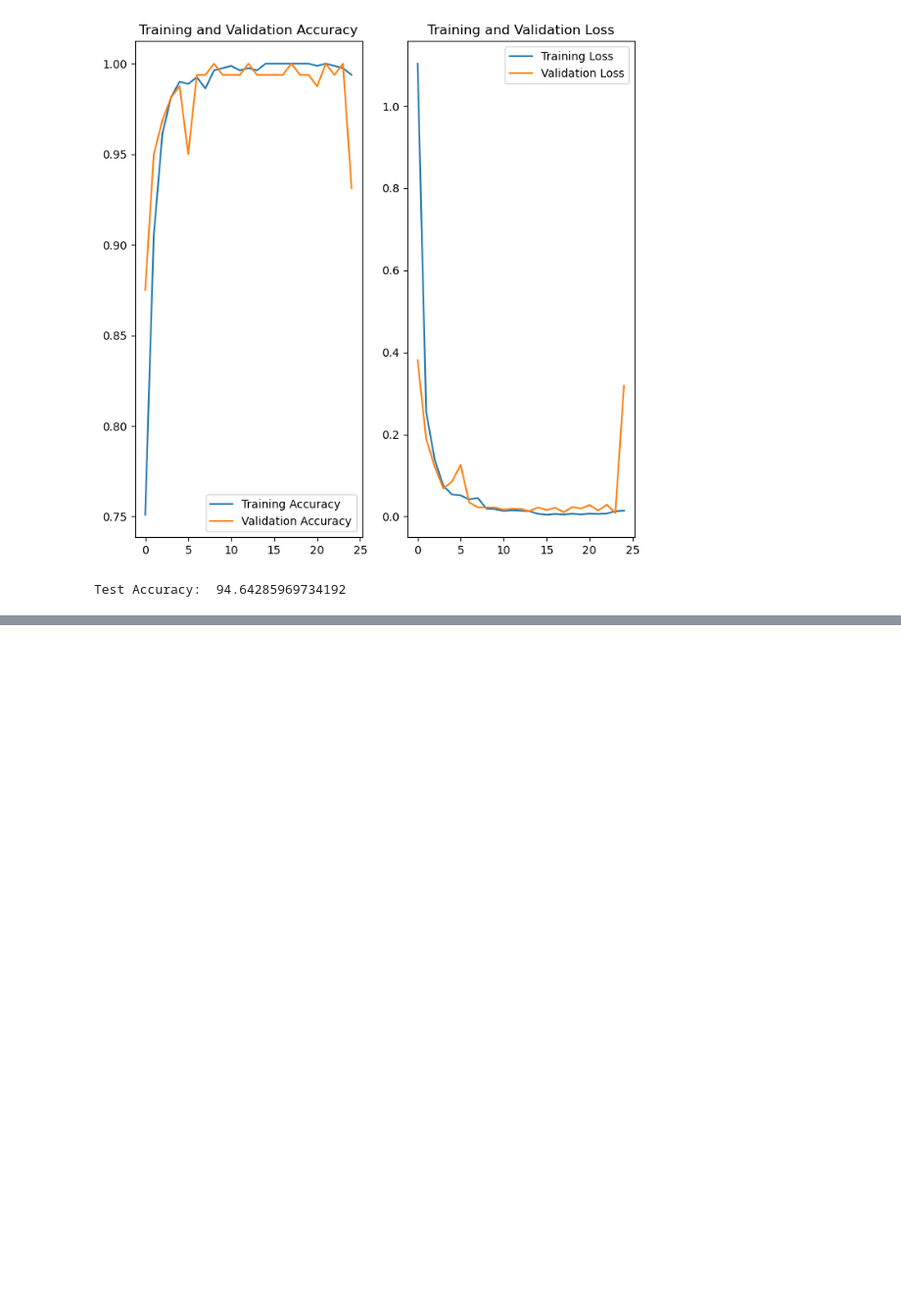
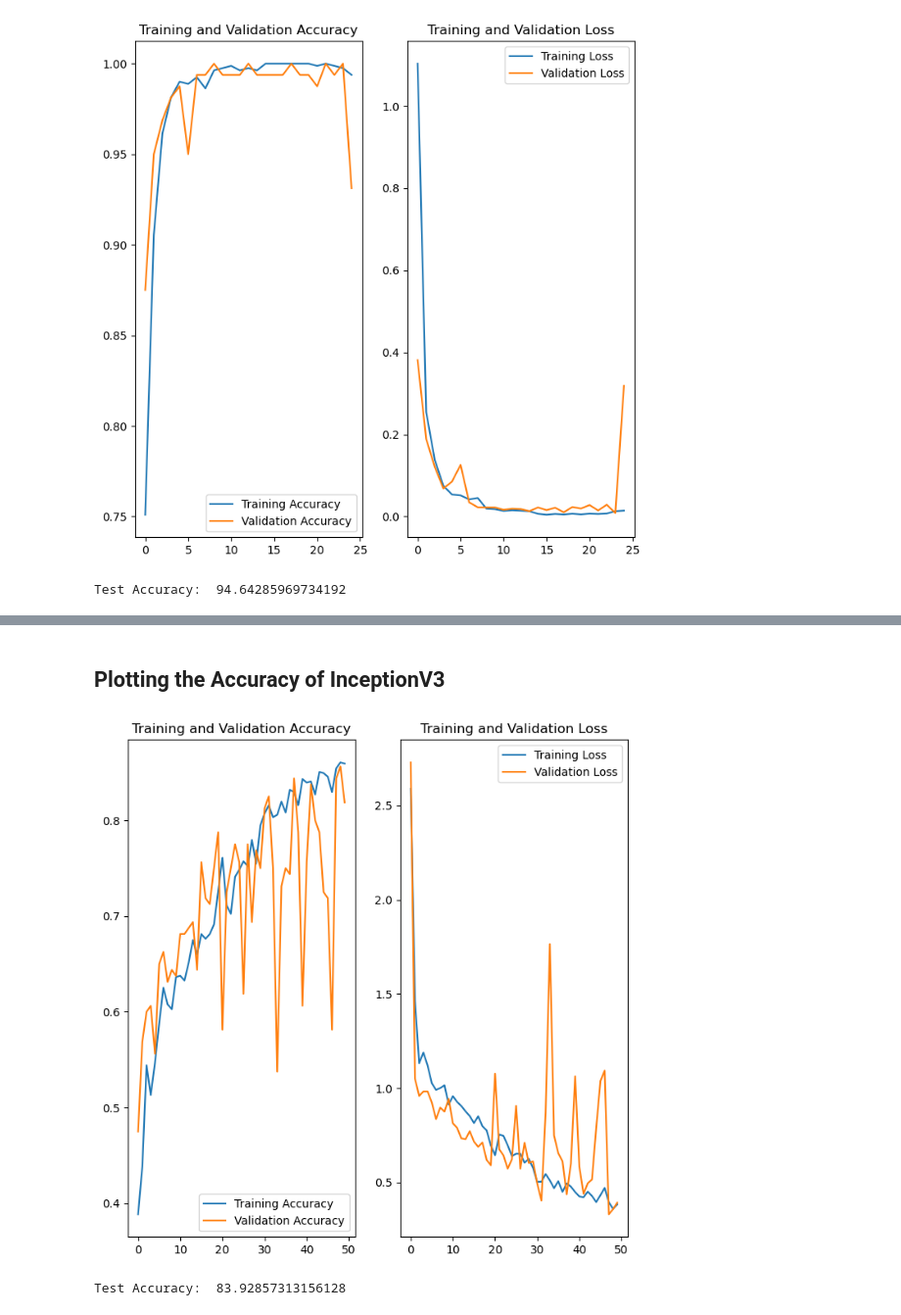
Before and after one commit to sabbirarif/Thesis_Project, a Jupyter notebook: Brinjal_Disease_Detection_Using_Deep_Learning_main_file_(1).ipynb, the cells around one changed output, grey strips where cells are left out. Shown at 98% size. Cells and saved outputs as stored; diff of their text form; code cells hidden in the pictures; blank space fills up the shorter version.

Commit message:
Applied InceptionV3 and gain 83% Accuracy

```diff
--- a/Brinjal_Disease_Detection_Using_Deep_Learning_main_file_(1).ipynb
+++ b/Brinjal_Disease_Detection_Using_Deep_Learning_main_file_(1).ipynb
@@ -427,0 +435,15 @@ Test Accuracy:  94.64285969734192
+# %%
+# The last 15 layers fine tune
+for layer in InceptionV3_model.layers[:-15]:
+    layer.trainable = False
+
+x = InceptionV3_model.output
+x = GlobalAveragePooling2D()(x)
+x = Flatten()(x)
+x = Dense(units=512, activation='relu')(x)
+x = Dropout(0.3)(x)
+x = Dense(units=512, activation='relu')(x)
+x = Dropout(0.3)(x)
+
+output  = Dense(units=4, activation='softmax')(x)
+model_05 = Model(InceptionV3_model.input, output)
@@ -427,0 +470,9 @@ Test Accuracy:  94.64285969734192
+# %%
+model_05.compile(optimizer=Adam(learning_rate=0.001),loss='sparse_categorical_crossentropy',metrics=['accuracy'])
+# %%
+history_05 = model_05.fit(
+    train_ds,
+    validation_data=val_ds,
+    verbose=1,
+    epochs=50,
+)
@@ -427,0 +501,29 @@ Test Accuracy:  94.64285969734192
+# %% [markdown]
+## Plotting the Accuracy of InceptionV3
+# %%
+acc_05 = history_05.history['accuracy']
+val_acc_05 = history_05.history['val_accuracy']
+
+loss_05 = history_05.history['loss']
+val_loss_05 = history_05.history['val_loss']
+# %%
+plt.figure(figsize=(8, 8))
+plt.subplot(1, 2, 1)
+plt.plot(range(50), acc_05, label='Training Accuracy')
+plt.plot(range(50), val_acc_05, label='Validation Accuracy')
+plt.legend(loc='lower right')
+plt.title('Training and Validation Accuracy')
+
+plt.subplot(1, 2, 2)
+plt.plot(range(50), loss_05, label='Training Loss')
+plt.plot(range(50), val_loss_05, label='Validation Loss')
+plt.legend(loc='upper right')
+plt.title('Training and Validation Loss')
+plt.show()
+# %% [output]
+[figure, added]
+# %%
+inc_acc_05=scores_05[1]*100
+print(f"Test Accuracy: ",inc_acc_05)
+# %% [output]
+Test Accuracy:  83.92857313156128
```
Also changed, not shown: parts of 6 cells of this notebook.
